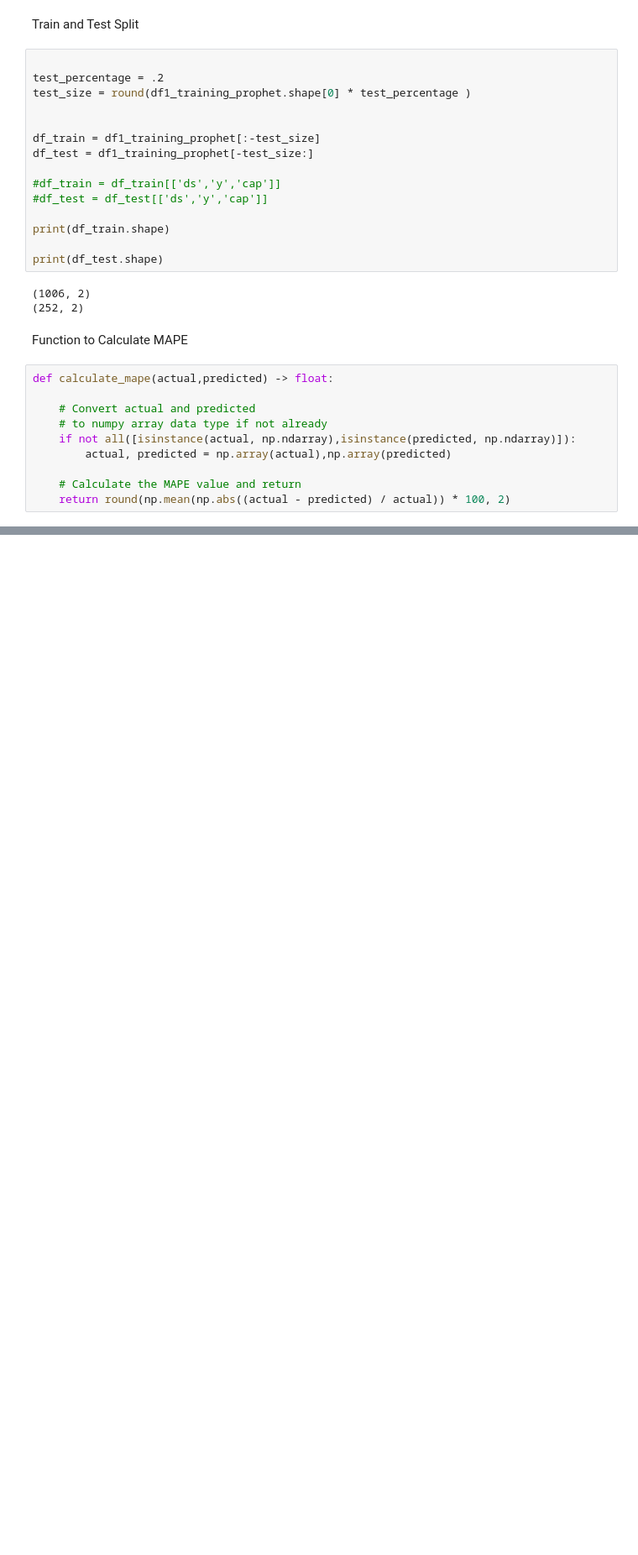
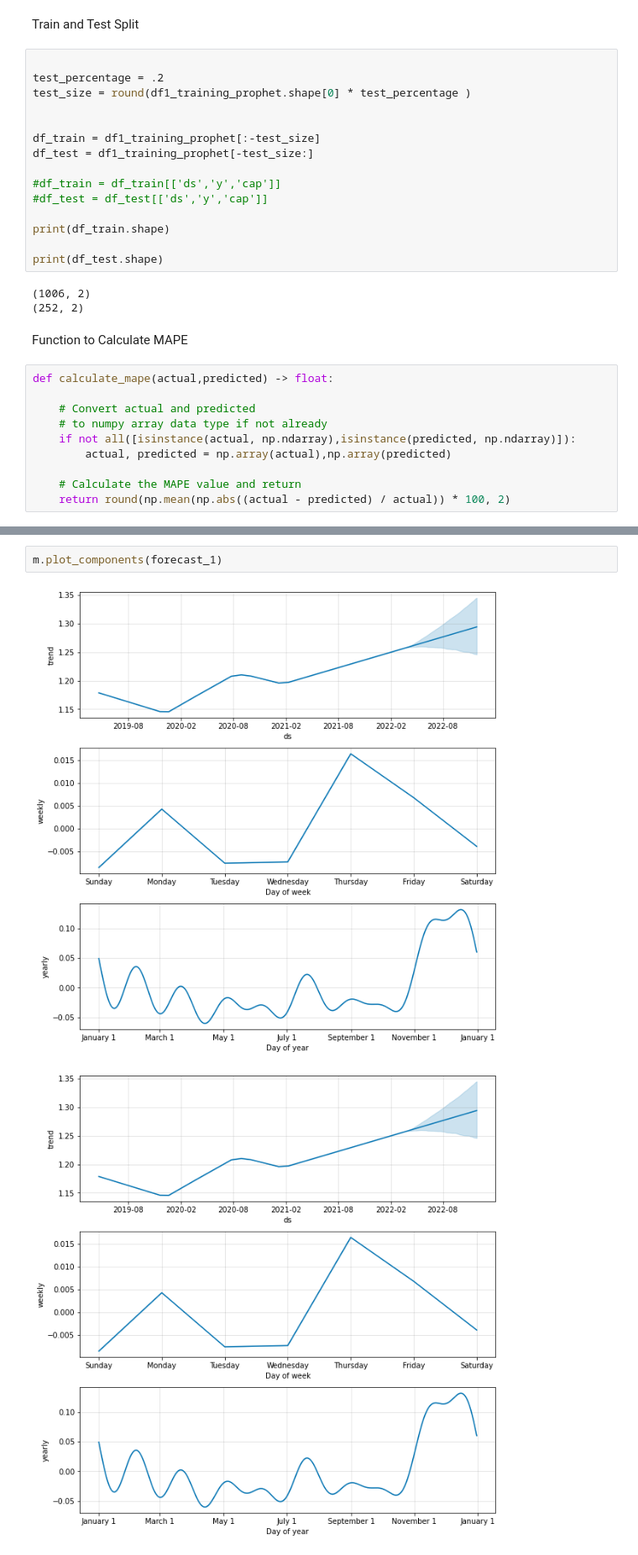
Before and after one commit to priyamgupta281/IPBA_BYOP, a Jupyter notebook: Group_12_Prophet.ipynb, the cells around one changed output, grey strips where cells are left out. Shown at 84% size. Cells and saved outputs as stored; diff of their text form; blank space fills up the shorter version.

```diff
--- a/Group_12_Prophet.ipynb
+++ b/Group_12_Prophet.ipynb
@@ -371,0 +540,5 @@ print(tuning_results)
+# %%
+m.plot_components(forecast_1)
+# %% [output]
+[figure, added]
+[figure, added]
```
Also changed, not shown: parts of 21 cells of this notebook.
